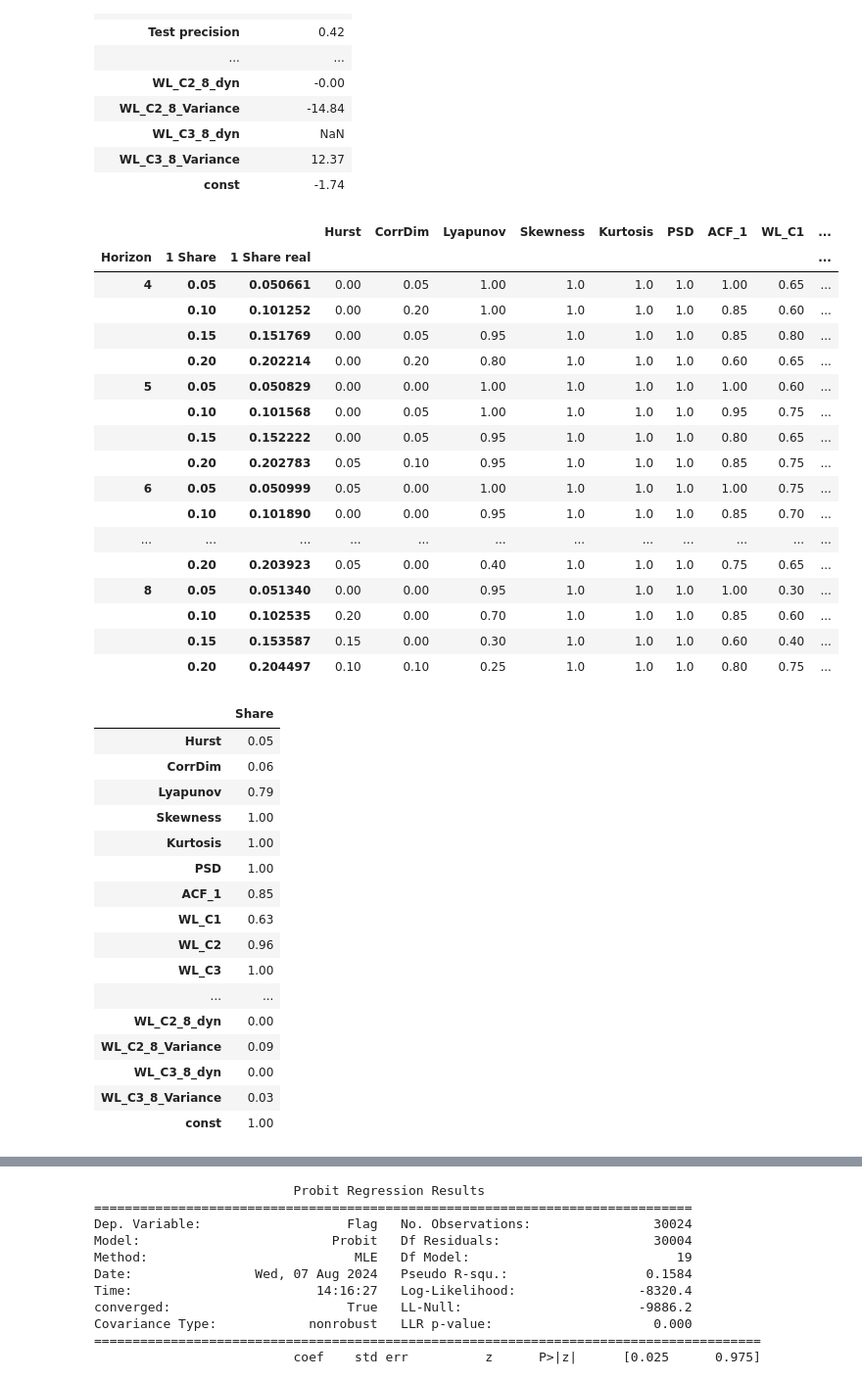
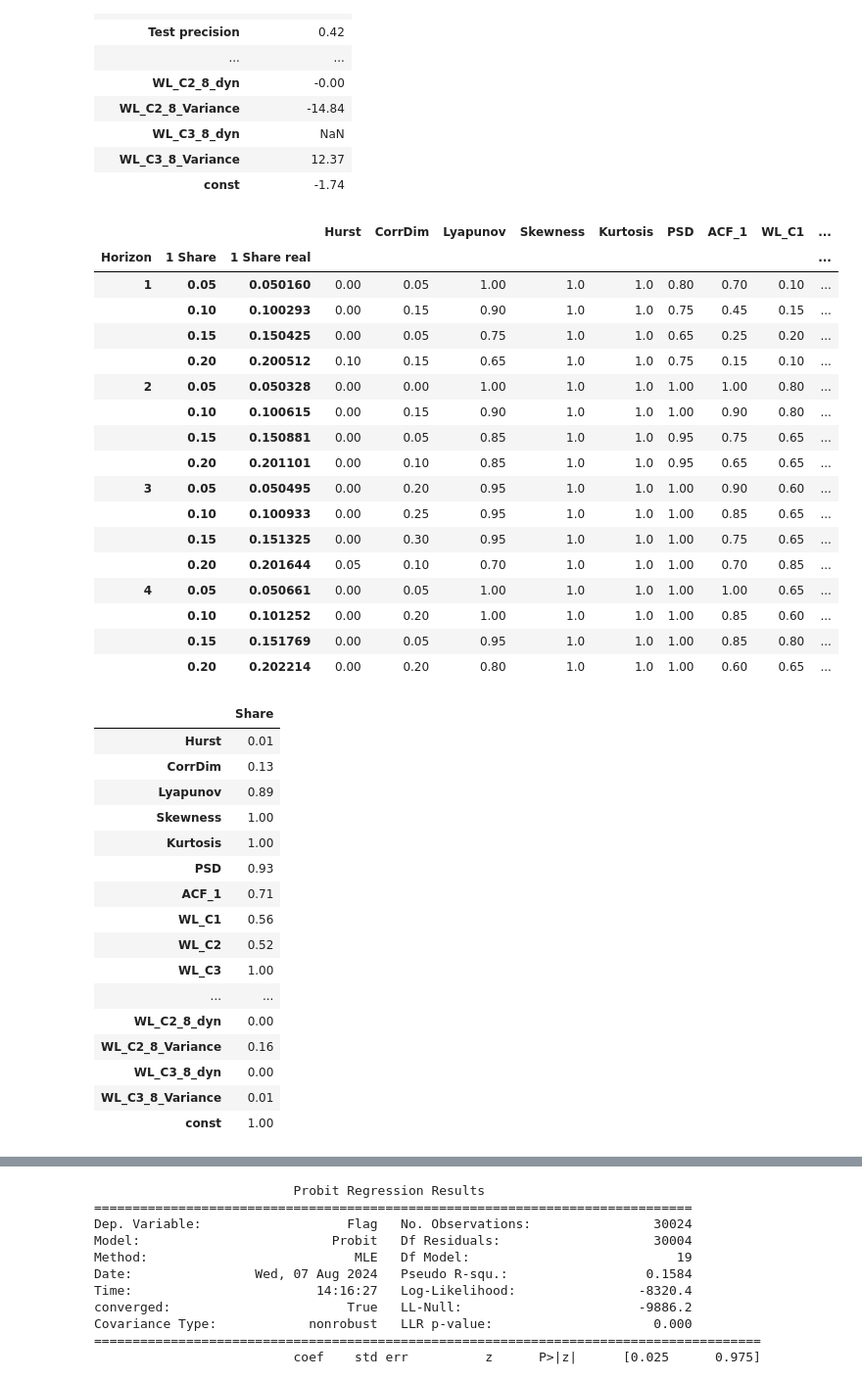
Before and after one commit to lebedevaale/early_warning_model, a Jupyter notebook: modelling.ipynb, the cells around one changed output, grey strips where cells are left out. Shown: that part at 98% size. Drawn from its saved outputs; the diff is of its cells as text; code cells hidden in the pictures.

```diff
--- a/modelling.ipynb
+++ b/modelling.ipynb
@@ -143,50 +136,52 @@ pd.DataFrame(round(res_means[np.in1d(res_means.index.get_level_values(0), list(r
 | WL_C3_8_Variance | 12.37 |
 | const | -1.74 |
 # %%
-# Count a share of appearances
-res = pd.read_parquet('Data/params.parquet')
-res_4_9 = res[res['Horizon'].isin(range(4, 9))]
+# Count a share of appearances for positive horizons
+res = pd.read_parquet('Params/params_Probit.parquet')
+res_1_5 = res[res['Horizon'].isin(range(1, 5))]
 groups = ['Horizon', '1 Share', '1 Share real']
 drops = ['State']
-round(res_4_9.groupby(groups)[list(coeffs_cols) + ['const']].count() / 20, 2)
+round(res_1_5.groupby(groups)[list(coeffs_cols) + ['const']].count() / 20, 2)
+# round(res.groupby(groups)[list(coeffs_cols) + ['const']].count() / 20, 2)
 # %% [output]
 |  |  |  | Hurst | CorrDim | Lyapunov | Skewness | Kurtosis | PSD | ACF_1 | WL_C1 | ... |
 | Horizon | 1 Share | 1 Share real |  |  |  |  |  |  |  |  | ... |
-| 4 | 0.05 | 0.050661 | 0.00 | 0.05 | 1.00 | 1.0 | 1.0 | 1.0 | 1.00 | 0.65 | ... |
-|  | 0.10 | 0.101252 | 0.00 | 0.20 | 1.00 | 1.0 | 1.0 | 1.0 | 0.85 | 0.60 | ... |
-|  | 0.15 | 0.151769 | 0.00 | 0.05 | 0.95 | 1.0 | 1.0 | 1.0 | 0.85 | 0.80 | ... |
-|  | 0.20 | 0.202214 | 0.00 | 0.20 | 0.80 | 1.0 | 1.0 | 1.0 | 0.60 | 0.65 | ... |
-| 5 | 0.05 | 0.050829 | 0.00 | 0.00 | 1.00 | 1.0 | 1.0 | 1.0 | 1.00 | 0.60 | ... |
-|  | 0.10 | 0.101568 | 0.00 | 0.05 | 1.00 | 1.0 | 1.0 | 1.0 | 0.95 | 0.75 | ... |
-|  | 0.15 | 0.152222 | 0.00 | 0.05 | 0.95 | 1.0 | 1.0 | 1.0 | 0.80 | 0.65 | ... |
-|  | 0.20 | 0.202783 | 0.05 | 0.10 | 0.95 | 1.0 | 1.0 | 1.0 | 0.85 | 0.75 | ... |
-| 6 | 0.05 | 0.050999 | 0.05 | 0.00 | 1.00 | 1.0 | 1.0 | 1.0 | 1.00 | 0.75 | ... |
-|  | 0.10 | 0.101890 | 0.00 | 0.00 | 0.95 | 1.0 | 1.0 | 1.0 | 0.85 | 0.70 | ... |
-| ... | ... | ... | ... | ... | ... | ... | ... | ... | ... | ... | ... |
-|  | 0.20 | 0.203923 | 0.05 | 0.00 | 0.40 | 1.0 | 1.0 | 1.0 | 0.75 | 0.65 | ... |
-| 8 | 0.05 | 0.051340 | 0.00 | 0.00 | 0.95 | 1.0 | 1.0 | 1.0 | 1.00 | 0.30 | ... |
-|  | 0.10 | 0.102535 | 0.20 | 0.00 | 0.70 | 1.0 | 1.0 | 1.0 | 0.85 | 0.60 | ... |
-|  | 0.15 | 0.153587 | 0.15 | 0.00 | 0.30 | 1.0 | 1.0 | 1.0 | 0.60 | 0.40 | ... |
-|  | 0.20 | 0.204497 | 0.10 | 0.10 | 0.25 | 1.0 | 1.0 | 1.0 | 0.80 | 0.75 | ... |
+| 1 | 0.05 | 0.050160 | 0.00 | 0.05 | 1.00 | 1.0 | 1.0 | 0.80 | 0.70 | 0.10 | ... |
+|  | 0.10 | 0.100293 | 0.00 | 0.15 | 0.90 | 1.0 | 1.0 | 0.75 | 0.45 | 0.15 | ... |
+|  | 0.15 | 0.150425 | 0.00 | 0.05 | 0.75 | 1.0 | 1.0 | 0.65 | 0.25 | 0.20 | ... |
+|  | 0.20 | 0.200512 | 0.10 | 0.15 | 0.65 | 1.0 | 1.0 | 0.75 | 0.15 | 0.10 | ... |
+| 2 | 0.05 | 0.050328 | 0.00 | 0.00 | 1.00 | 1.0 | 1.0 | 1.00 | 1.00 | 0.80 | ... |
+|  | 0.10 | 0.100615 | 0.00 | 0.15 | 0.90 | 1.0 | 1.0 | 1.00 | 0.90 | 0.80 | ... |
+|  | 0.15 | 0.150881 | 0.00 | 0.05 | 0.85 | 1.0 | 1.0 | 0.95 | 0.75 | 0.65 | ... |
+|  | 0.20 | 0.201101 | 0.00 | 0.10 | 0.85 | 1.0 | 1.0 | 0.95 | 0.65 | 0.65 | ... |
+| 3 | 0.05 | 0.050495 | 0.00 | 0.20 | 0.95 | 1.0 | 1.0 | 1.00 | 0.90 | 0.60 | ... |
+|  | 0.10 | 0.100933 | 0.00 | 0.25 | 0.95 | 1.0 | 1.0 | 1.00 | 0.85 | 0.65 | ... |
+|  | 0.15 | 0.151325 | 0.00 | 0.30 | 0.95 | 1.0 | 1.0 | 1.00 | 0.75 | 0.65 | ... |
+|  | 0.20 | 0.201644 | 0.05 | 0.10 | 0.70 | 1.0 | 1.0 | 1.00 | 0.70 | 0.85 | ... |
+| 4 | 0.05 | 0.050661 | 0.00 | 0.05 | 1.00 | 1.0 | 1.0 | 1.00 | 1.00 | 0.65 | ... |
+|  | 0.10 | 0.101252 | 0.00 | 0.20 | 1.00 | 1.0 | 1.0 | 1.00 | 0.85 | 0.60 | ... |
+|  | 0.15 | 0.151769 | 0.00 | 0.05 | 0.95 | 1.0 | 1.0 | 1.00 | 0.85 | 0.80 | ... |
+|  | 0.20 | 0.202214 | 0.00 | 0.20 | 0.80 | 1.0 | 1.0 | 1.00 | 0.60 | 0.65 | ... |
 # %%
 # Count an aggregated share of appearances
-pd.DataFrame(round(res_4_9[list(coeffs_cols) + ['const']].count() / len(res_4_9), 2), columns = ['Share'])
+pd.DataFrame(round(res_1_5[list(coeffs_cols) + ['const']].count() / len(res_1_5), 2), columns = ['Share'])
+# pd.DataFrame(round(res[list(coeffs_cols) + ['const']].count() / len(res), 2), columns = ['Share'])
 # %% [output]
 |  | Share |
-| Hurst | 0.05 |
-| CorrDim | 0.06 |
-| Lyapunov | 0.79 |
+| Hurst | 0.01 |
+| CorrDim | 0.13 |
+| Lyapunov | 0.89 |
 | Skewness | 1.00 |
 | Kurtosis | 1.00 |
-| PSD | 1.00 |
-| ACF_1 | 0.85 |
-| WL_C1 | 0.63 |
-| WL_C2 | 0.96 |
+| PSD | 0.93 |
+| ACF_1 | 0.71 |
+| WL_C1 | 0.56 |
+| WL_C2 | 0.52 |
 | WL_C3 | 1.00 |
 | ... | ... |
 | WL_C2_8_dyn | 0.00 |
-| WL_C2_8_Variance | 0.09 |
+| WL_C2_8_Variance | 0.16 |
 | WL_C3_8_dyn | 0.00 |
-| WL_C3_8_Variance | 0.03 |
+| WL_C3_8_Variance | 0.01 |
 | const | 1.00 |
 # %% [markdown]
```
Also changed, not shown: parts of 14 cells of this notebook, 4 other files.
